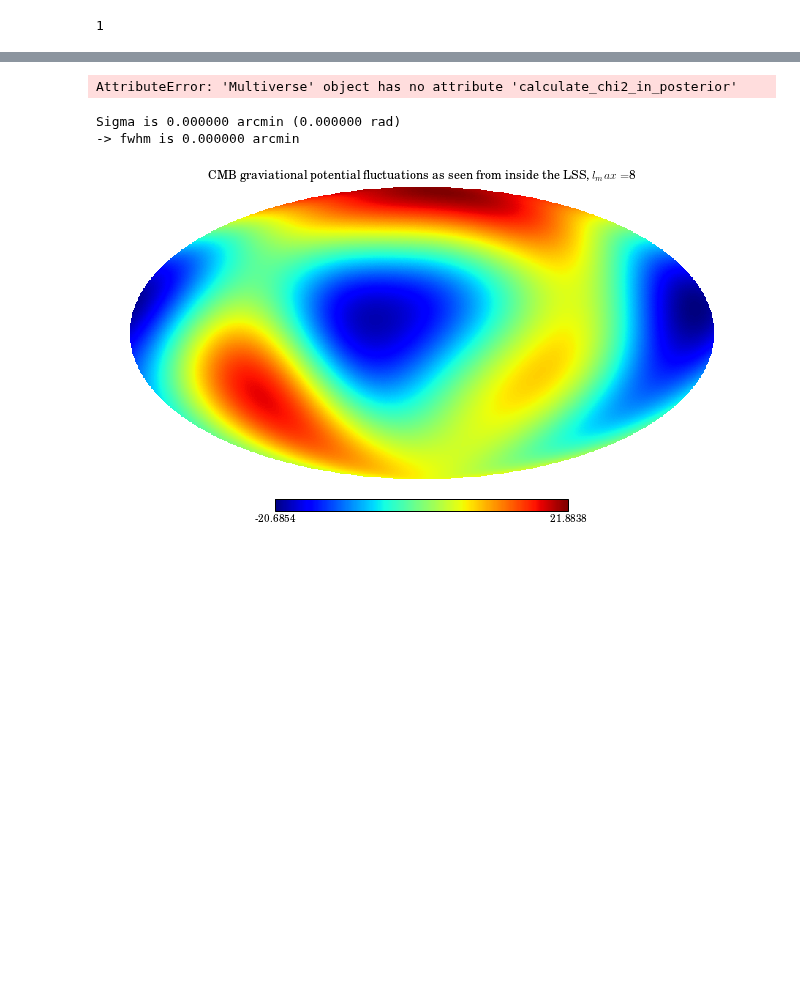
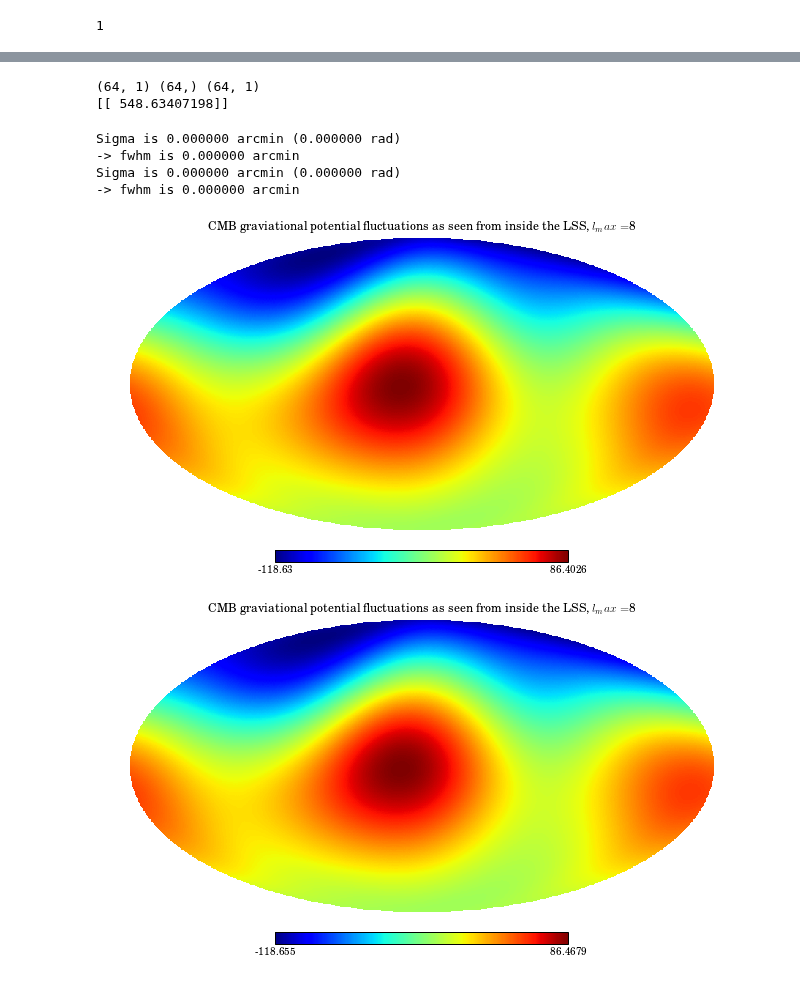
Before and after one commit to LaurencePeanuts/Music, a Jupyter notebook: Scripts/Robustness_notebook.ipynb, the cells around one changed output, grey strips where cells are left out. Cells and saved outputs as stored; diff of their text form; code cells hidden in the pictures; blank space fills up the shorter version.

Commit message:
fixed chi2 calculation in posterior space

```diff
--- a/Scripts/Robustness_notebook.ipynb
+++ b/Scripts/Robustness_notebook.ipynb
@@ -151,4 +150,18 @@ plt.show()
+# %%
+Delta_fn = beatbox.You.all_simulated_universes[0].fn.reshape(64,1)-beatbox.You.all_reconstructed_universes[0].fn
+print Delta_fn.shape, beatbox.You.all_simulated_universes[0].fn.shape, beatbox.You.all_reconstructed_universes[0].fn.shape
+chi2value = np.dot (Delta_fn.T , np.dot( beatbox.You.inv_A, Delta_fn  ))
+print chi2value
+# %% [output]
+(64, 1) (64,) (64, 1)
+[[ 548.63407198]]
 # %%
-beatbox.You.calculate_chi2_in_posterior(beatbox.You.all_simulated_universes[0], beatbox.You.all_reconstructed_universes[0])
+beatbox.You.all_simulated_universes[0].show_CMB_T_map()
+beatbox.You.all_reconstructed_universes[0].show_CMB_T_map()
 # %% [output]
-AttributeError: 'Multiverse' object has no attribute 'calculate_chi2_in_posterior'
+Sigma is 0.000000 arcmin (0.000000 rad)
+-> fwhm is 0.000000 arcmin
+Sigma is 0.000000 arcmin (0.000000 rad)
+-> fwhm is 0.000000 arcmin
+[figure, added]
+[figure, added]
@@ -157,6 +167,0 @@ np.savetxt('RobustnessAnalysis/pvalues_lmax8_nmax2.txt',pvals )
-# %%
-beatbox.You.all_simulated_universes[1].show_CMB_T_map()
-# %% [output]
-Sigma is 0.000000 arcmin (0.000000 rad)
--> fwhm is 0.000000 arcmin
-[figure, removed]
```
Also changed, not shown: parts of 22 cells of this notebook, 3 other files.
